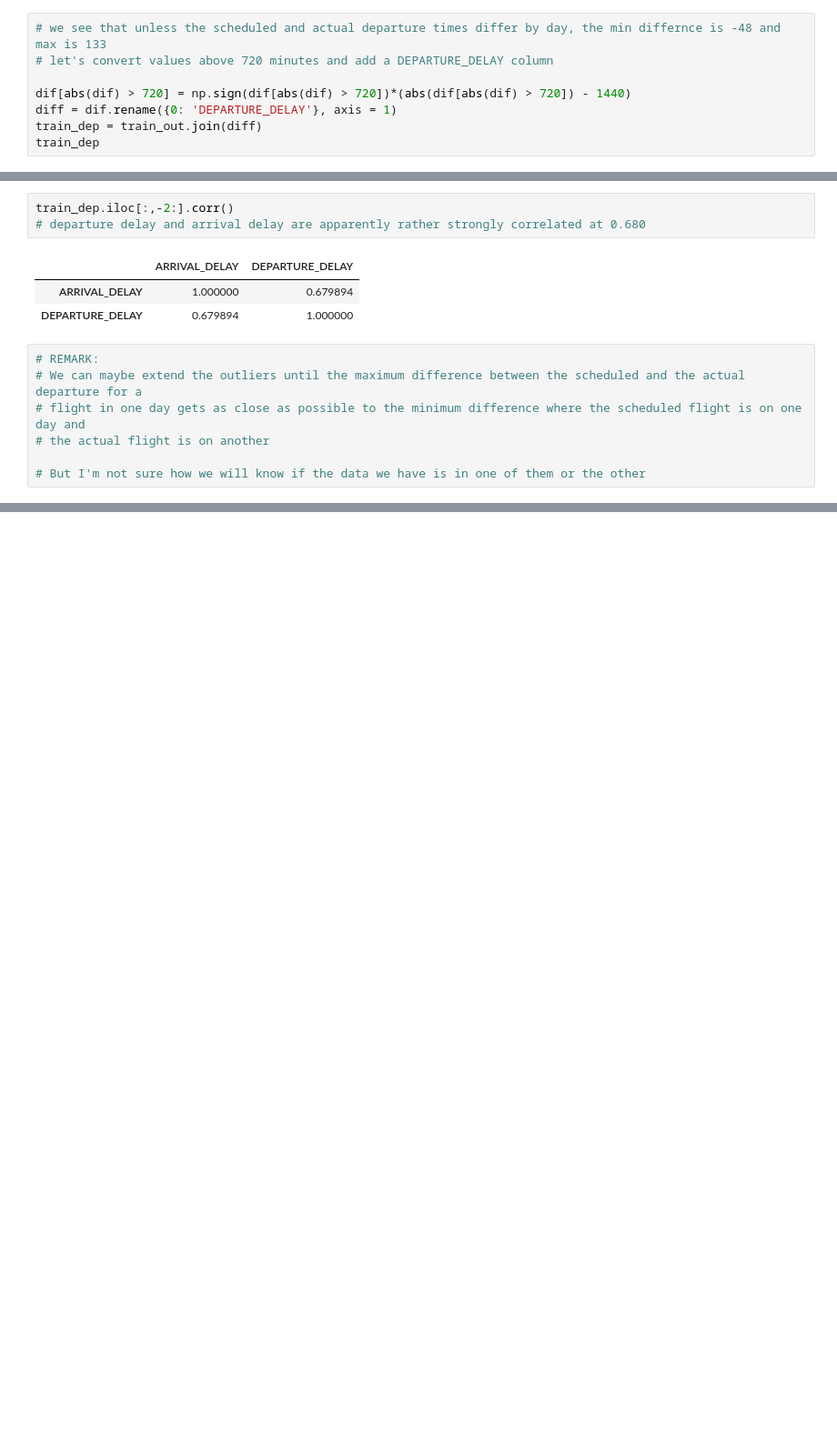
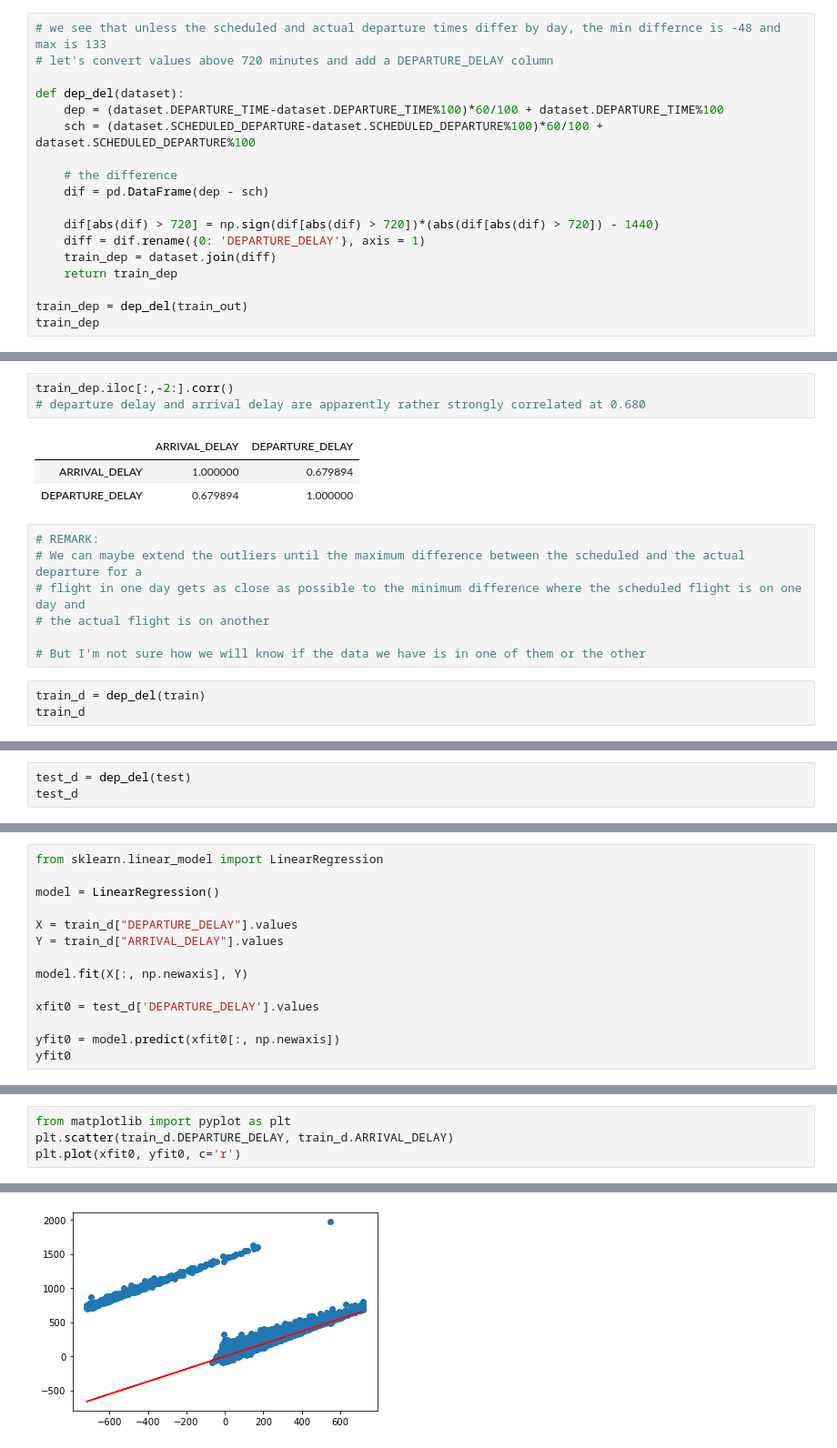
Before and after one commit to suvkp/Flights-Delay-Prediction, a Jupyter notebook: Codes/01_EDA_DEPARTURE_DELAY.ipynb, the cells around one changed output, grey strips where cells are left out. Shown at 91% size. Saved outputs shown, nothing was run; the diff lists cells and outputs as text; blank space fills up the shorter version.

```diff
--- a/Codes/01_EDA_DEPARTURE_DELAY.ipynb
+++ b/Codes/01_EDA_DEPARTURE_DELAY.ipynb
@@ -120,9 +120,19 @@ abs(dif[abs(dif) > 720]).describe(include='all')
 # we see that unless the scheduled and actual departure times differ by day, the min differnce is -48 and max is 133
 # let's convert values above 720 minutes and add a DEPARTURE_DELAY column
 
-dif[abs(dif) > 720] = np.sign(dif[abs(dif) > 720])*(abs(dif[abs(dif) > 720]) - 1440)
-diff = dif.rename({0: 'DEPARTURE_DELAY'}, axis = 1)
-train_dep = train_out.join(diff)
+def dep_del(dataset):
+    dep = (dataset.DEPARTURE_TIME-dataset.DEPARTURE_TIME%100)*60/100 + dataset.DEPARTURE_TIME%100
+    sch = (dataset.SCHEDULED_DEPARTURE-dataset.SCHEDULED_DEPARTURE%100)*60/100 + dataset.SCHEDULED_DEPARTURE%100
+
+    # the difference
+    dif = pd.DataFrame(dep - sch)
+
+    dif[abs(dif) > 720] = np.sign(dif[abs(dif) > 720])*(abs(dif[abs(dif) > 720]) - 1440)
+    diff = dif.rename({0: 'DEPARTURE_DELAY'}, axis = 1)
+    train_dep = dataset.join(diff)
+    return train_dep
+
+train_dep = dep_del(train_out)
 train_dep
 # %% [output]
 |  | id | YEAR | MONTH | DAY | DAY_OF_WEEK | AIRLINE | FLIGHT_NUMBER | TAIL_NUMBER | ORIGIN_AIRPORT | ... |
@@ -152,3 +162,6 @@ train_dep.iloc[:,-2:].corr()
 # the actual flight is on another
 
 # But I'm not sure how we will know if the data we have is in one of them or the other
+# %%
+train_d = dep_del(train)
+train_d
@@ -154,0 +188,3 @@ train_dep.iloc[:,-2:].corr()
+# %%
+test_d = dep_del(test)
+test_d
@@ -154,0 +205,14 @@ train_dep.iloc[:,-2:].corr()
+# %%
+from sklearn.linear_model import LinearRegression
+
+model = LinearRegression()
+
+X = train_d["DEPARTURE_DELAY"].values
+Y = train_d["ARRIVAL_DELAY"].values
+
+model.fit(X[:, np.newaxis], Y)
+
+xfit0 = test_d['DEPARTURE_DELAY'].values
+
+yfit0 = model.predict(xfit0[:, np.newaxis])
+yfit0
@@ -154,0 +222,5 @@ train_dep.iloc[:,-2:].corr()
+# %%
+from matplotlib import pyplot as plt
+plt.scatter(train_d.DEPARTURE_DELAY, train_d.ARRIVAL_DELAY)
+plt.plot(xfit0, yfit0, c='r')
+# %% [output]
@@ -154,0 +228 @@ train_dep.iloc[:,-2:].corr()
+[figure, added]
```
Also changed, not shown: parts of 22 cells of this notebook.
